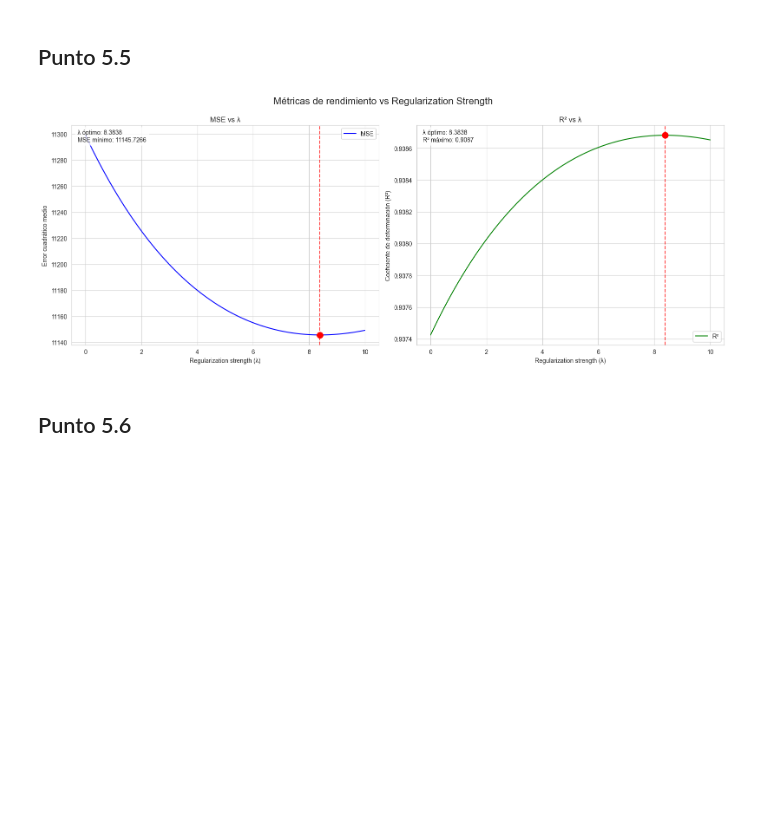
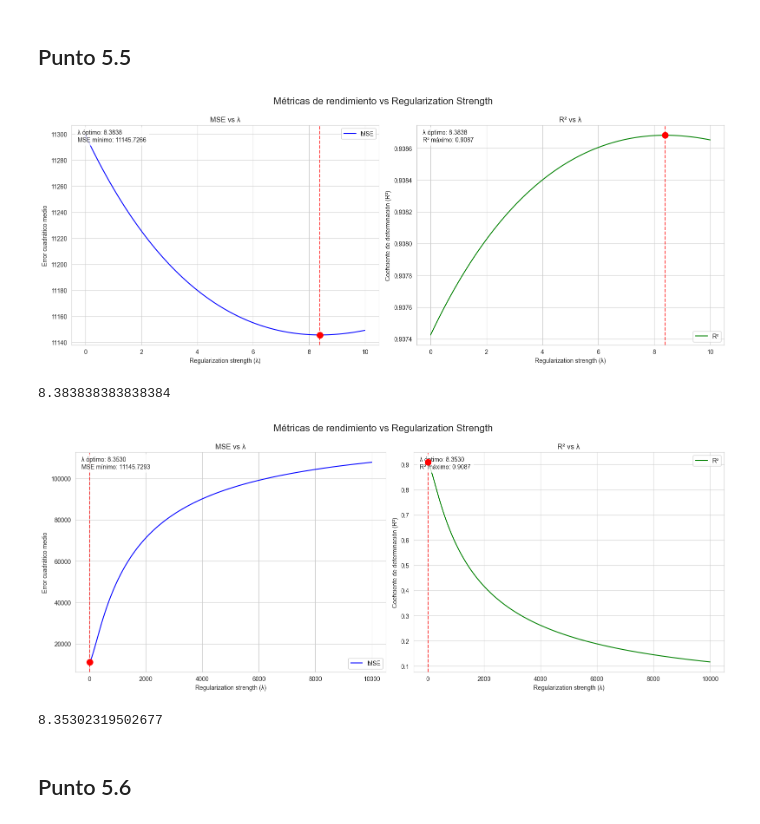
Before and after one commit to frizynn/tp1-machine-learning, a Jupyter notebook: src/Entrega_Tp1.ipynb, the cells around one changed output. Drawn from its saved outputs; the diff is of its cells as text; code cells hidden in the pictures; blank space fills up the shorter version.

```diff
--- a/src/Entrega_Tp1.ipynb
+++ b/src/Entrega_Tp1.ipynb
@@ -1057,9 +1088,18 @@ El uso de regularización L1 (Lasso) y L2 (Ridge) tiene efectos distintos en los
 ## Punto 5.5
 # %%
 # El mínimo/máximo es el mismo lambda porque...
-min_lambda_ridge, min_mse_ridge, max_lambda_ridge, max_r2_ridge = plot_performance_metrics(lambdas, mse_scores_ridge, r2_scores_ridge)
+min_lambda_ridge, min_mse_ridge, max_lambda_ridge, max_r2_ridge = plot_performance_metrics(lambdas_0_10, mse_scores_ridge_0_10, r2_scores_ridge_0_10)
+print(min_lambda_ridge)
 # %% [output]
 [figure]
+8.383838383838384
+# %%
+min_lambda_ridge_logspace, min_mse_ridge_logspace, max_lambda_ridge_logspace, max_r2_ridge_logspace = plot_performance_metrics(lambdas_logspace, mse_scores_ridge_logspace, r2_scores_ridge_logspace)
+
+print(min_lambda_ridge_logspace)
+# %% [output]
+[figure, added]
+8.35302319502677
 # %% [markdown]
 ## Punto 5.6
 # %%
```
Also changed, not shown: parts of 10 cells of this notebook, 1 other file.
